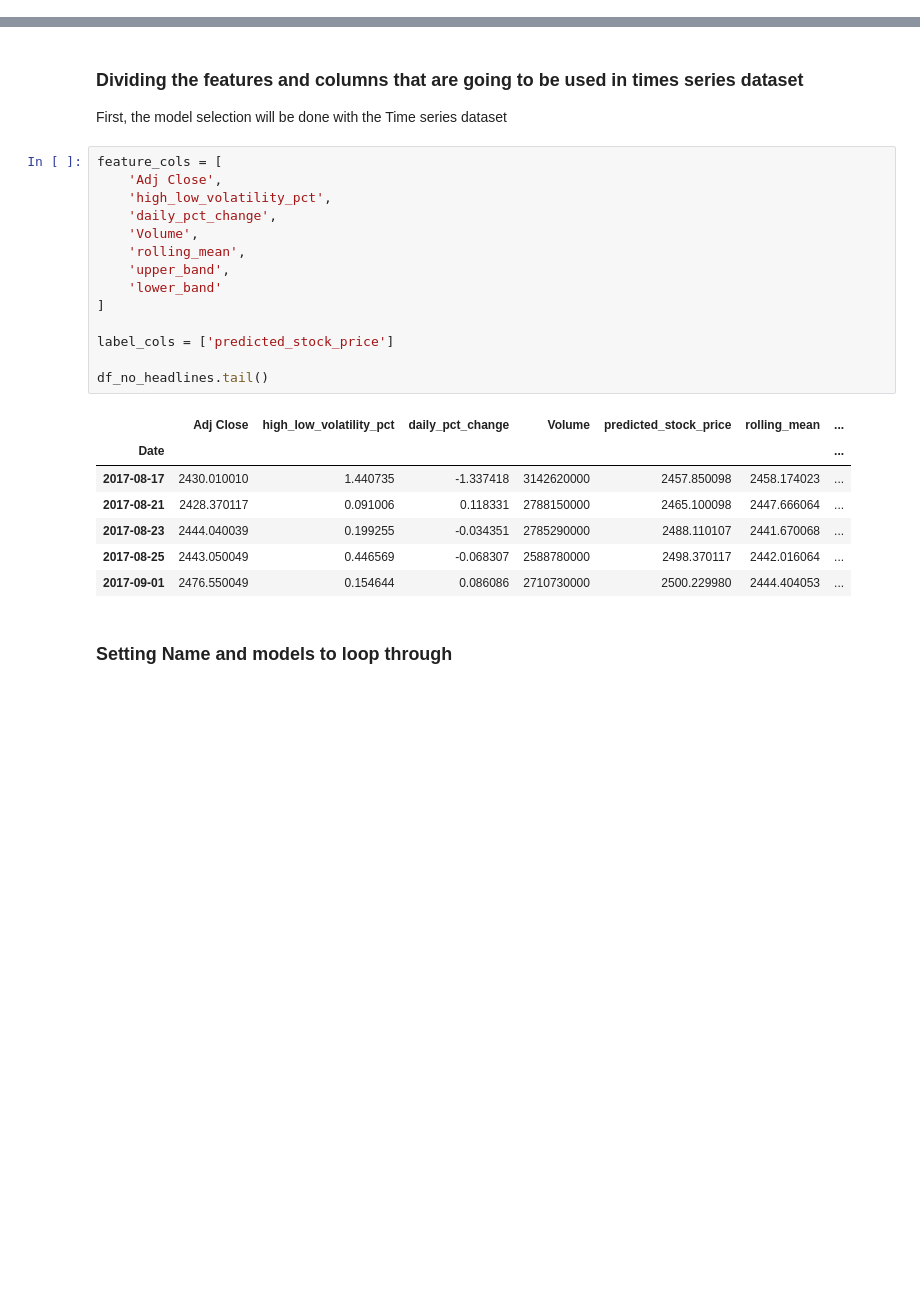
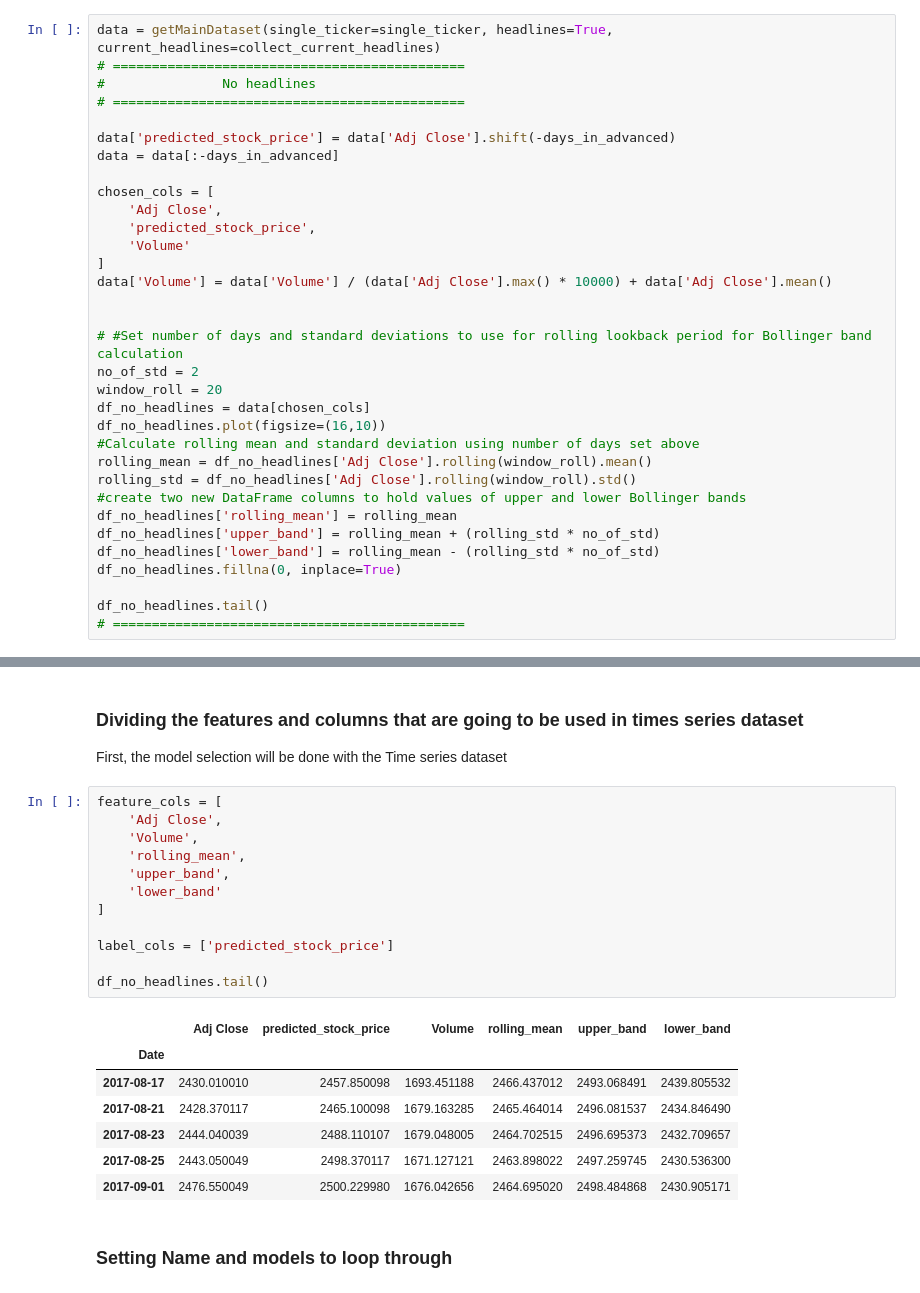
Before and after one commit to edantonio505/capstone_report, a Jupyter notebook: capstone_report.ipynb, the cells around one changed output, grey strips where cells are left out. Drawn from its saved outputs; the diff is of its cells as text; blank space fills up the shorter version.

```diff
--- a/capstone_report.ipynb
+++ b/capstone_report.ipynb
@@ -200,0 +183,33 @@ df_no_headlines.head()
+# %%
+data = getMainDataset(single_ticker=single_ticker, headlines=True, current_headlines=collect_current_headlines)
+# =============================================
+# 				No headlines
+# =============================================
+
+data['predicted_stock_price'] = data['Adj Close'].shift(-days_in_advanced)
+data = data[:-days_in_advanced]
+
+chosen_cols = [
+    'Adj Close',
+    'predicted_stock_price',
+    'Volume'
+]
+data['Volume'] = data['Volume'] / (data['Adj Close'].max() * 10000) + data['Adj Close'].mean()
+
+
+# #Set number of days and standard deviations to use for rolling lookback period for Bollinger band calculation
+no_of_std = 2
+window_roll = 20
+df_no_headlines = data[chosen_cols]
+df_no_headlines.plot(figsize=(16,10))
+#Calculate rolling mean and standard deviation using number of days set above
+rolling_mean = df_no_headlines['Adj Close'].rolling(window_roll).mean()
+rolling_std = df_no_headlines['Adj Close'].rolling(window_roll).std()
+#create two new DataFrame columns to hold values of upper and lower Bollinger bands
+df_no_headlines['rolling_mean'] = rolling_mean
+df_no_headlines['upper_band'] = rolling_mean + (rolling_std * no_of_std)
+df_no_headlines['lower_band'] = rolling_mean - (rolling_std * no_of_std)
+df_no_headlines.fillna(0, inplace=True)
+
+df_no_headlines.tail()
+# =============================================
@@ -364,25 +373,23 @@ MLPRModel = MLPRegressor(hidden_layer_sizes=(100,200,100), activation='relu', ba
 # %%
 feature_cols = [
     'Adj Close',
-    'high_low_volatility_pct',
-    'daily_pct_change',
     'Volume',
     'rolling_mean',
     'upper_band',
     'lower_band'
 ]
 
 label_cols = ['predicted_stock_price']
 
 df_no_headlines.tail()
 # %% [output]
-|  | Adj Close | high_low_volatility_pct | daily_pct_change | Volume | predicted_stock_price | rolling_mean | ... |
-| Date |  |  |  |  |  |  | ... |
-| 2017-08-17 | 2430.010010 | 1.440735 | -1.337418 | 3142620000 | 2457.850098 | 2458.174023 | ... |
-| 2017-08-21 | 2428.370117 | 0.091006 | 0.118331 | 2788150000 | 2465.100098 | 2447.666064 | ... |
-| 2017-08-23 | 2444.040039 | 0.199255 | -0.034351 | 2785290000 | 2488.110107 | 2441.670068 | ... |
-| 2017-08-25 | 2443.050049 | 0.446569 | -0.068307 | 2588780000 | 2498.370117 | 2442.016064 | ... |
-| 2017-09-01 | 2476.550049 | 0.154644 | 0.086086 | 2710730000 | 2500.229980 | 2444.404053 | ... |
+|  | Adj Close | predicted_stock_price | Volume | rolling_mean | upper_band | lower_band |
+| Date |  |  |  |  |  |  |
+| 2017-08-17 | 2430.010010 | 2457.850098 | 1693.451188 | 2466.437012 | 2493.068491 | 2439.805532 |
+| 2017-08-21 | 2428.370117 | 2465.100098 | 1679.163285 | 2465.464014 | 2496.081537 | 2434.846490 |
+| 2017-08-23 | 2444.040039 | 2488.110107 | 1679.048005 | 2464.702515 | 2496.695373 | 2432.709657 |
+| 2017-08-25 | 2443.050049 | 2498.370117 | 1671.127121 | 2463.898022 | 2497.259745 | 2430.536300 |
+| 2017-09-01 | 2476.550049 | 2500.229980 | 1676.042656 | 2464.695020 | 2498.484868 | 2430.905171 |
 # %% [markdown]
 ### Setting Name and models to loop through
 # %%
```
Also changed, not shown: parts of 27 cells of this notebook.
